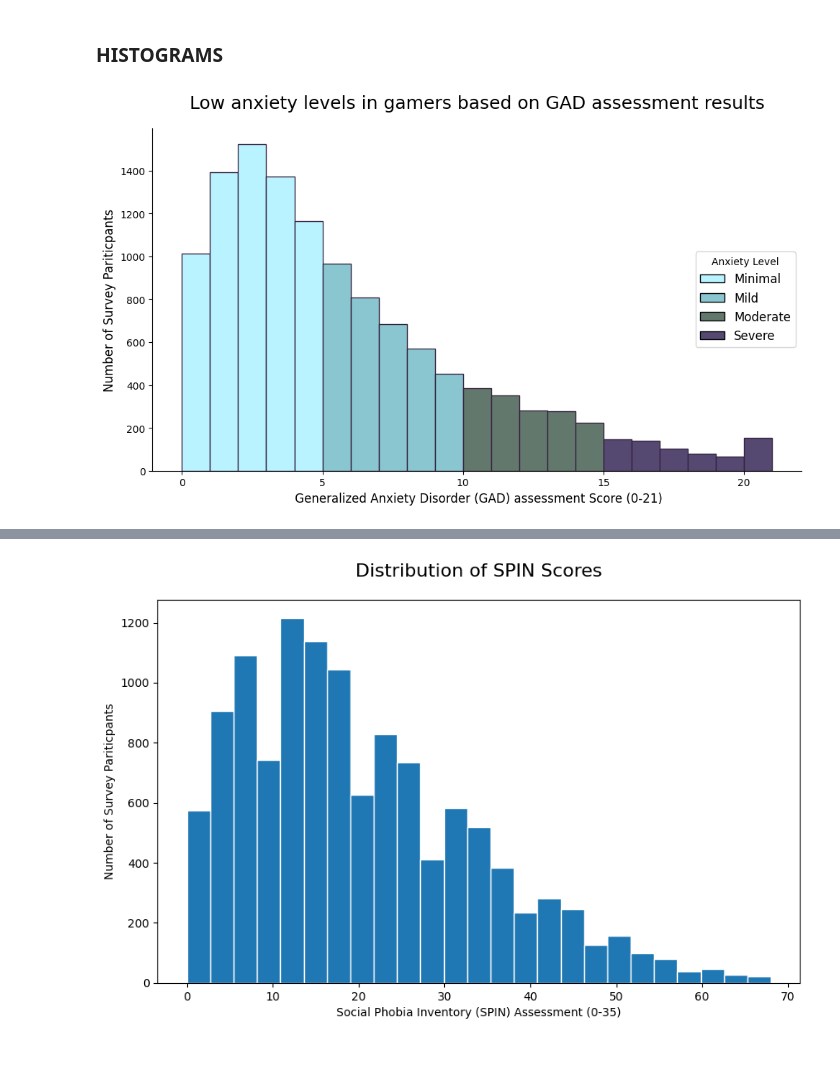
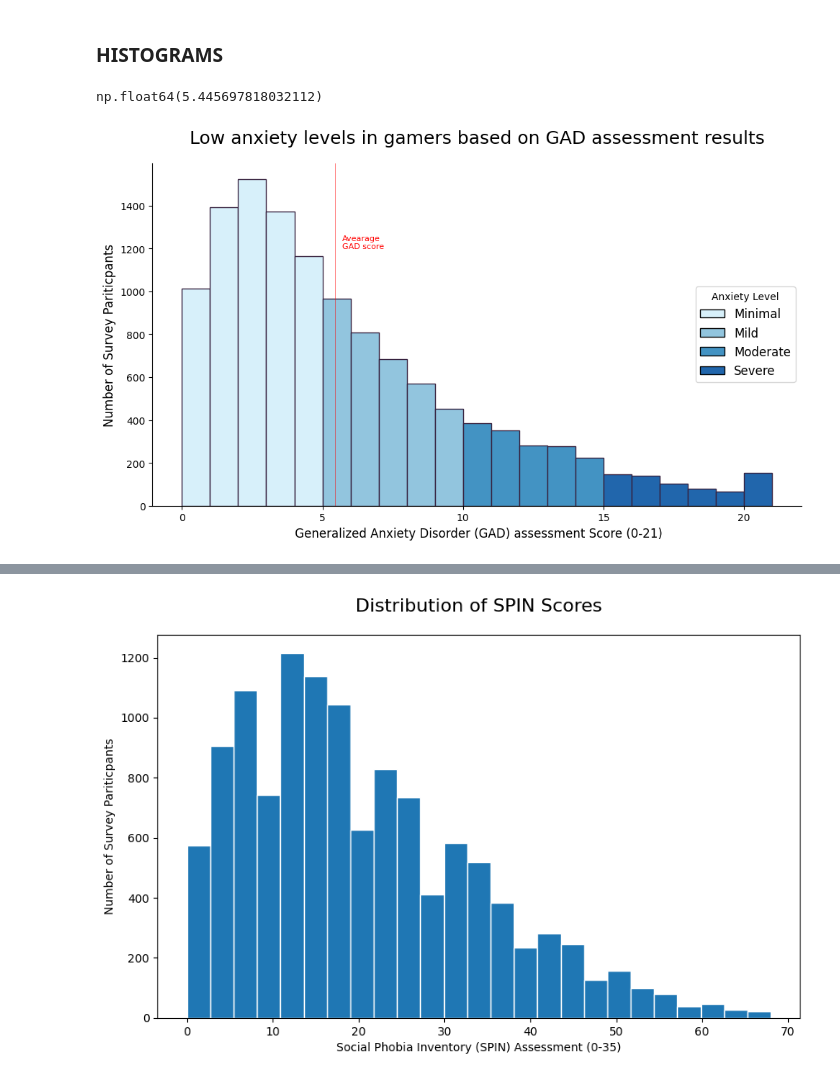
Before and after one commit to amallred/gaming-mental-health-analysis, a Jupyter notebook: charts.ipynb, the cells around one changed output, grey strips where cells are left out. Cells and saved outputs as stored; diff of their text form; code cells hidden in the pictures.

```diff
--- a/charts.ipynb
+++ b/charts.ipynb
@@ -12,11 +12,14 @@ pd.set_option('display.max_columns', None)
 # %%
 df = pd.read_csv('data/clean_data.csv')
 
-colors_dl =['#36213e', '#554971', '#63786d', '#8ac6d0', '#b8f3ff']
-colors_ld=['#b8f3ff','#8ac6d0', '#63786d', '#554971', '#36213e']
+# colors_dl =['#36213e', '#554971', '#63786d', '#8ac6d0', '#b8f3ff']
+# colors_ld=['#b8f3ff','#8ac6d0', '#63786d', '#554971', '#36213e']
+colors_ld=['#d7f0fa','#92c5de','#4393c3', '#2166ac', '#5e3c99', '#2d1e2f', '#0f0a14']
+colors_dl=['#0f0a14', '#2d1e2f', '#5e3c99', '#2166ac', '#4393c3', '#92c5de', '#d7f0fa']
 
 # Resources
 #   Color palette: https://coolors.co/palette/36213e-554971-63768d-8ac6d0-b8f3ff
+#   Used chat gpt to expand upon original color palette and maintain accessibility
 # %% [markdown]
 ## Charts for analysis
 - **QUESTIONS**:
@@ -35,6 +38,11 @@ colors_ld=['#b8f3ff','#8ac6d0', '#63786d', '#554971', '#36213e']
       - buckets of hours vs test scores
 # %% [markdown]
 ### HISTOGRAMS
+# %%
+average_GAD = df['GAD_Total'].mean()
+average_GAD
+# %% [output]
+np.float64(5.445697818032112)
 # %%
 # How did users score on the Generalized Anxiety Disorder (GAD) test?
 
@@ -60,32 +68,47 @@ ax.spines['right'].set_visible(False)
 for i in range(0,5):
     patches[i].set_fc(colors_ld[0])
 for i in range(5, 10):
     patches[i].set_fc(colors_ld[1])
 for i in range(10,15):
     patches[i].set_fc(colors_ld[2])
 for i in range(15,21):
     patches[i].set_fc(colors_ld[3])
 
 # create legend
-handles = [Rectangle((0,0),1,1,color=c,ec="k") for c in [colors_ld[0], colors_ld[1], colors_ld[2], colors_ld[3]]]
+handles = [Rectangle((0,0),1,1,color=c,ec="k") for c in [colors_ld[0], colors_ld[1],colors_ld[2], colors_ld[3]]]
 labels = ['Minimal', 'Mild', 'Moderate', 'Severe']
 plt.legend(
     handles,
     labels,
     title='Anxiety Level',
     loc='center right',
     fontsize=12
     )
 
+# Add average line
+ax.axvline(
+    average_GAD,
+    color="red",
+    linewidth = 0.5,
+    alpha = .7
+)
+
+ax.text(
+    average_GAD+0.25,
+    1200,
+    'Avearage\nGAD score',
+    color="red",
+    fontsize=8
+)
 
 plt.title("Low anxiety levels in gamers based on GAD assessment results", fontsize=18, pad=20)
 plt.xlabel(" Generalized Anxiety Disorder (GAD) assessment Score (0-21)", fontsize=12)
 plt.ylabel("Number of Survey Pariticpants", fontsize=12)
 
 # Save figure as image
 plt.savefig('plots/GAD_score_histogram.png')
 
 plt.tight_layout()
 plt.show()
 # %% [output]
-[figure, old version]
+[figure, new version]
```
Also changed, not shown: parts of 2 cells of this notebook, 2 other files.
